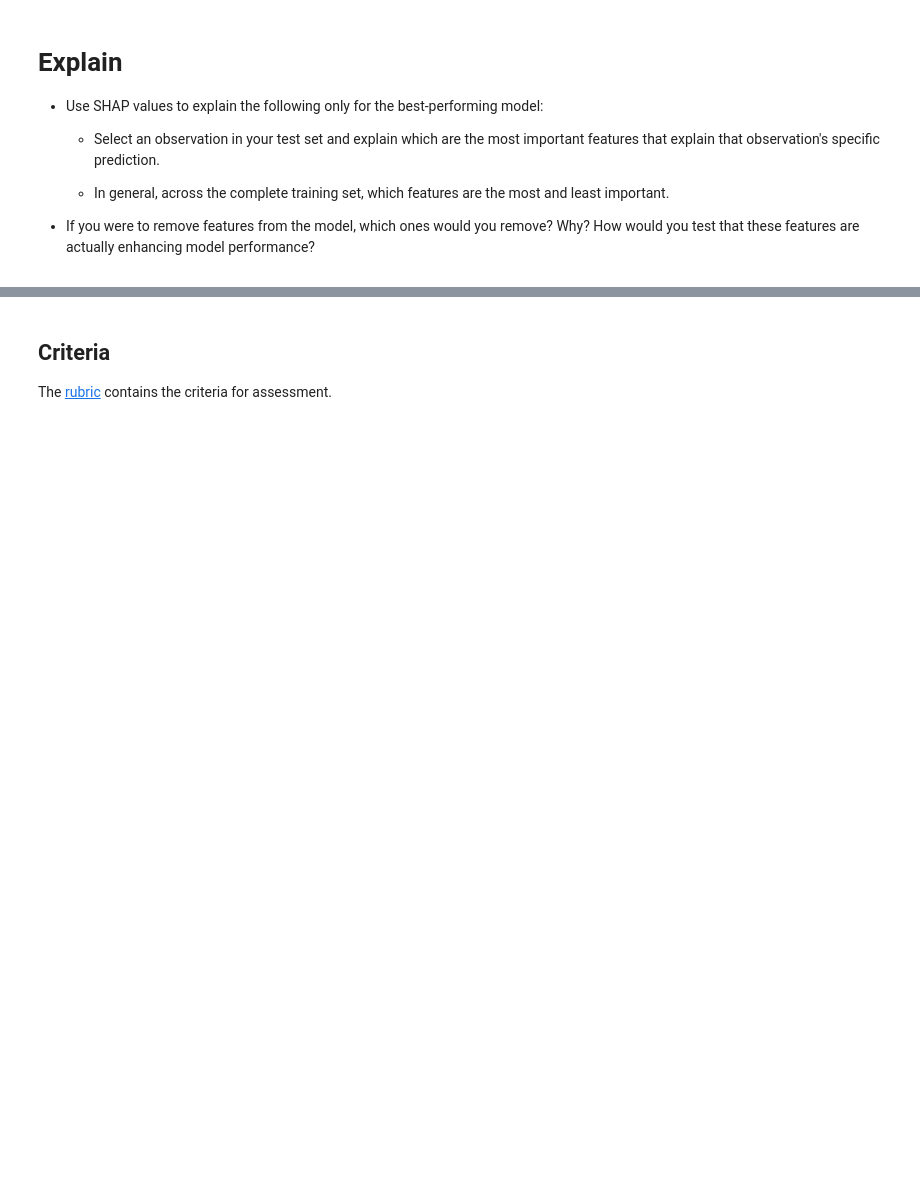
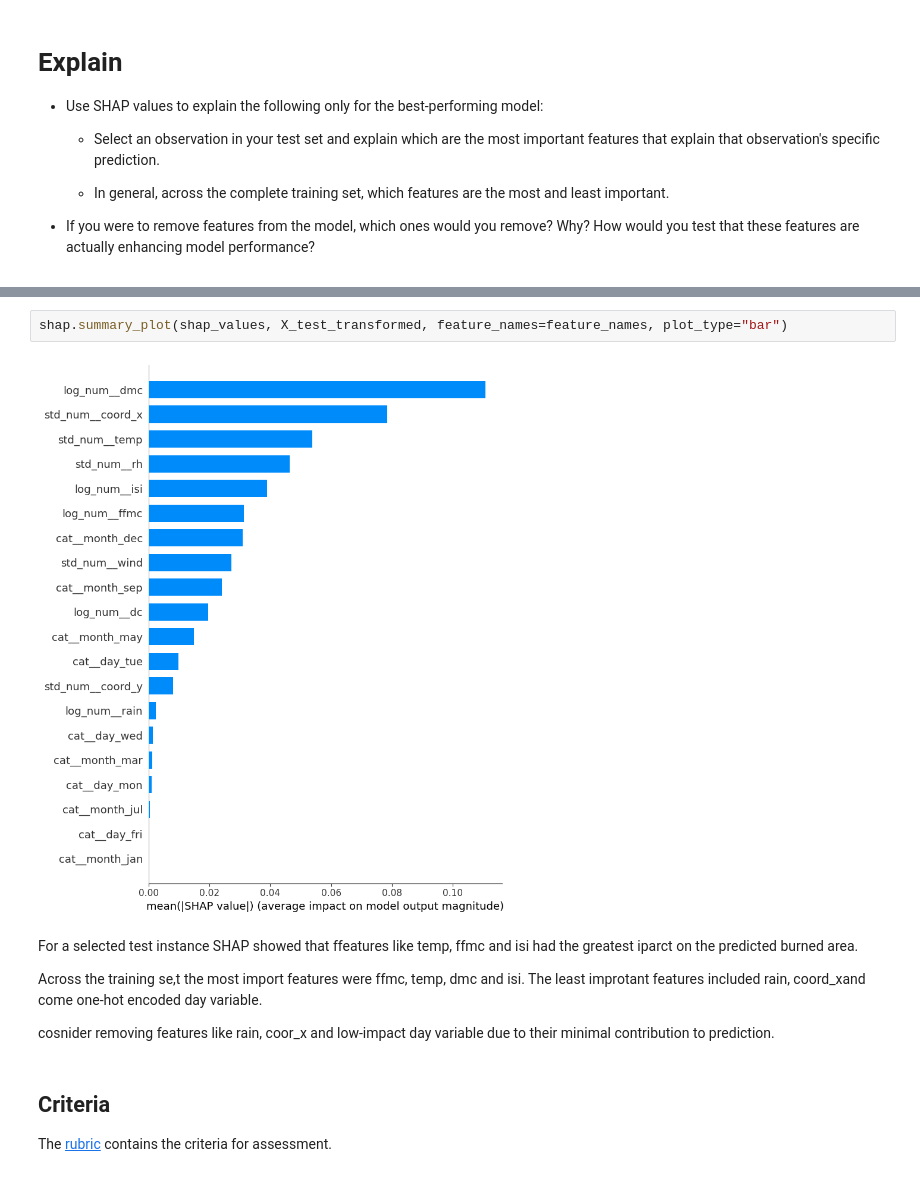
Before and after one commit to shthapa/production, a Jupyter notebook: 02_activities/assignments/assignment_2.ipynb, the cells around one changed output, grey strips where cells are left out. Drawn from its saved outputs; the diff is of its cells as text; blank space fills up the shorter version.

```diff
--- a/02_activities/assignments/assignment_2.ipynb
+++ b/02_activities/assignments/assignment_2.ipynb
@@ -402,3 +400,13 @@ shap.plots.beeswarm(shap_values)
+# %%
+shap.summary_plot(shap_values, X_test_transformed, feature_names=feature_names, plot_type="bar")
+# %% [output]
+[figure, added]
+# %% [markdown]
+For a selected test instance SHAP showed that ffeatures like temp, ffmc and isi had the greatest iparct on the predicted burned area.
+
+Across the training se,t the most import features were ffmc, temp, dmc and isi. The least improtant features included rain, coord_xand come one-hot encoded day variable.
+
+cosnider removing features like rain, coor_x and low-impact day variable due to their minimal contribution to prediction.
 # %% [markdown]
 ## Criteria
 
```
Also changed, not shown: parts of 6 cells of this notebook.
